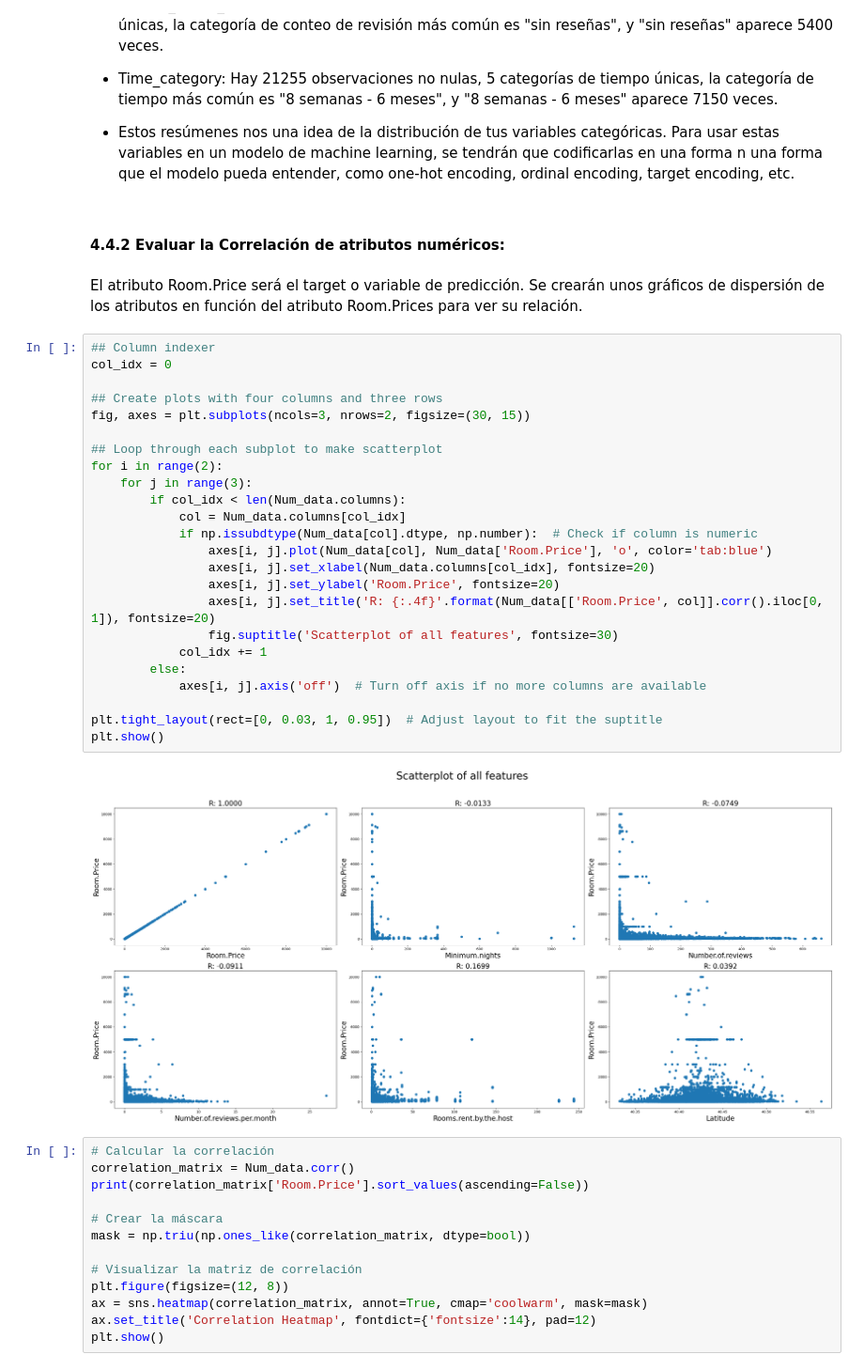
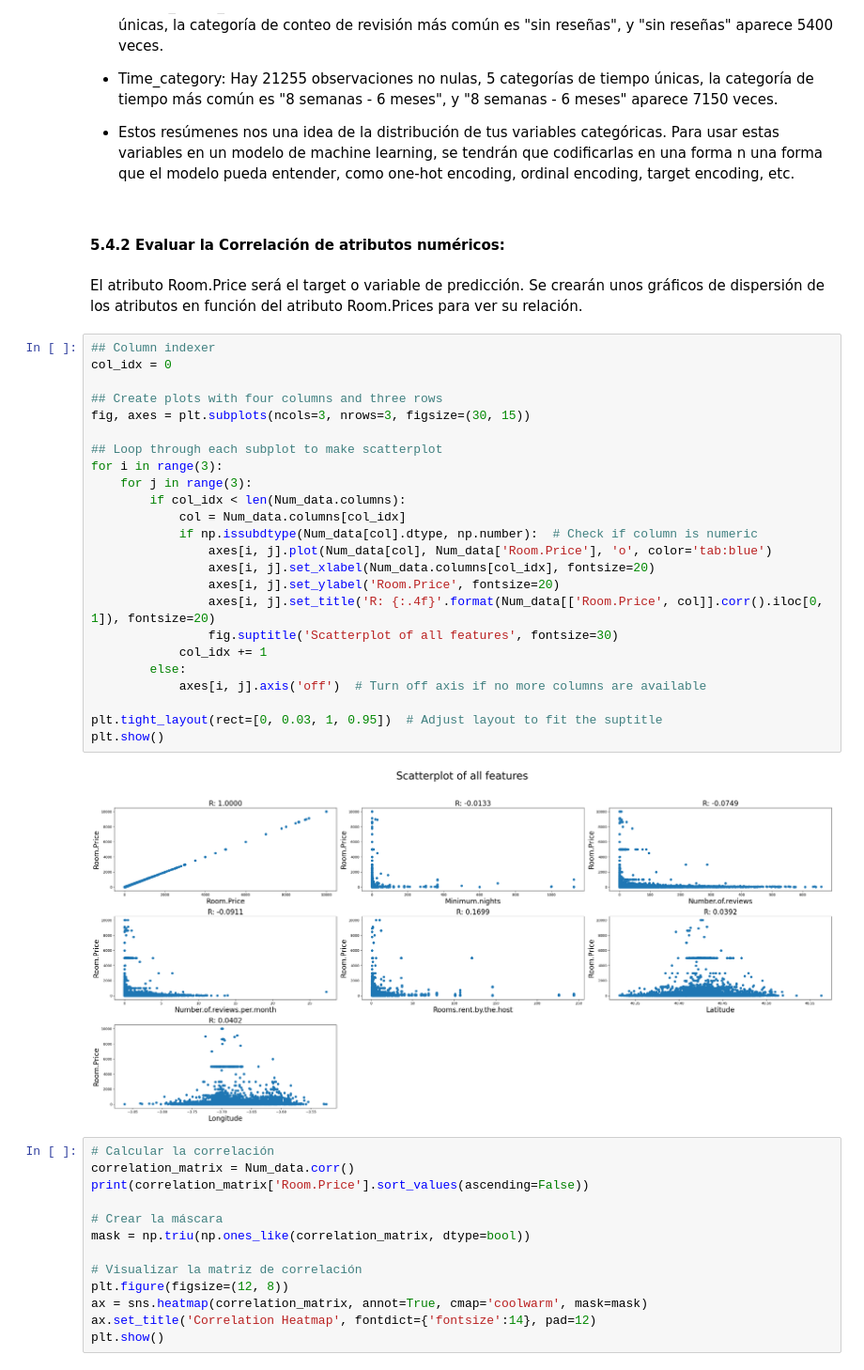
Before and after one commit to AndreaTJ/Tech-Girls-Glovo, a Jupyter notebook: notebooks/MLRegression_model_airbnb.ipynb, the cells around one changed output. Shown at 94% size. Saved outputs shown, nothing was run; the diff lists cells and outputs as text.

```diff
--- a/notebooks/MLRegression_model_airbnb.ipynb
+++ b/notebooks/MLRegression_model_airbnb.ipynb
@@ -339,35 +358,35 @@ cat.describe()
 
 * Estos resúmenes nos una idea de la distribución de tus variables categóricas. Para usar estas variables en un modelo de machine learning, se tendrán que codificarlas en una forma n una forma que el modelo pueda entender, como one-hot encoding, ordinal encoding, target encoding, etc.
 # %% [markdown]
-#### 4.4.2 Evaluar la Correlación de atributos numéricos:
+#### 5.4.2 Evaluar la Correlación de atributos numéricos:
 # %% [markdown]
 El atributo Room.Price será el target o variable de predicción. Se crearán unos gráficos de dispersión de los atributos en función del atributo Room.Prices para ver su relación.
 # %%
 ## Column indexer
 col_idx = 0
 
 ## Create plots with four columns and three rows
-fig, axes = plt.subplots(ncols=3, nrows=2, figsize=(30, 15))
+fig, axes = plt.subplots(ncols=3, nrows=3, figsize=(30, 15))
 
 ## Loop through each subplot to make scatterplot
-for i in range(2):
+for i in range(3):
     for j in range(3):
         if col_idx < len(Num_data.columns):
             col = Num_data.columns[col_idx]
             if np.issubdtype(Num_data[col].dtype, np.number):  # Check if column is numeric
                 axes[i, j].plot(Num_data[col], Num_data['Room.Price'], 'o', color='tab:blue')
                 axes[i, j].set_xlabel(Num_data.columns[col_idx], fontsize=20)
                 axes[i, j].set_ylabel('Room.Price', fontsize=20)
                 axes[i, j].set_title('R: {:.4f}'.format(Num_data[['Room.Price', col]].corr().iloc[0, 1]), fontsize=20)
                 fig.suptitle('Scatterplot of all features', fontsize=30)
             col_idx += 1
         else:
             axes[i, j].axis('off')  # Turn off axis if no more columns are available
 
 plt.tight_layout(rect=[0, 0.03, 1, 0.95])  # Adjust layout to fit the suptitle
 plt.show()
 # %% [output]
-[figure, old version]
+[figure, new version]
 # %%
 # Calcular la correlación
 correlation_matrix = Num_data.corr()
```
Also changed, not shown: parts of 62 cells of this notebook.
